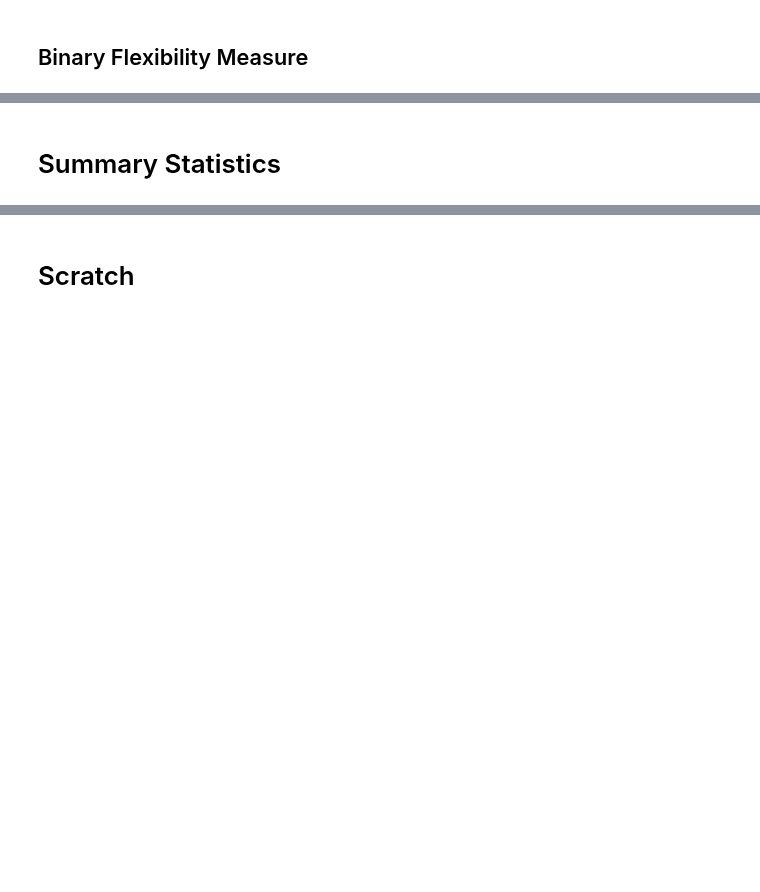
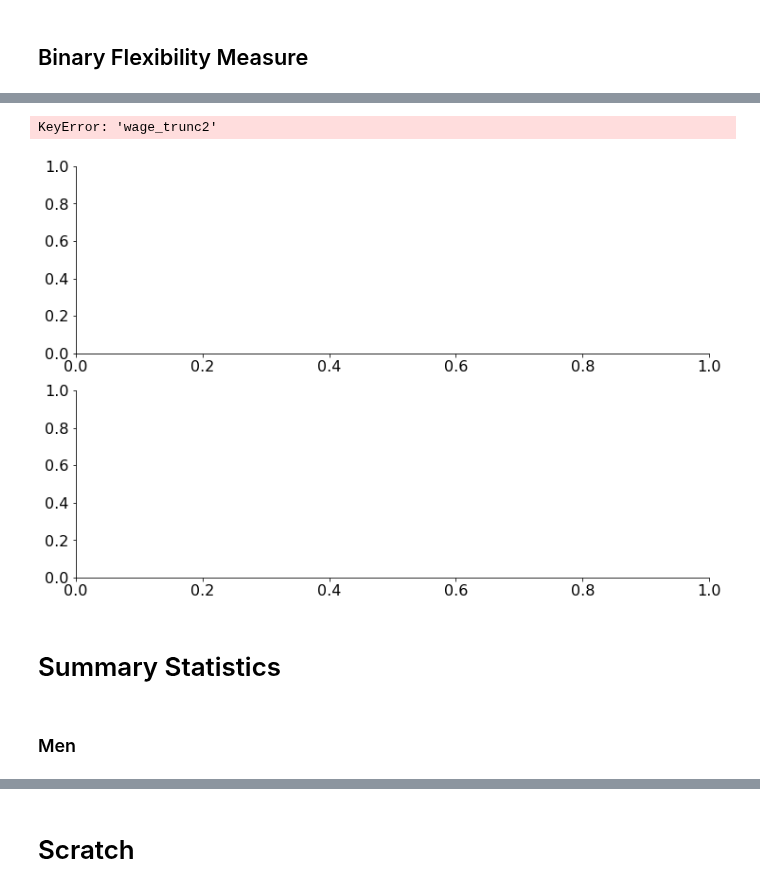
Before and after one commit to meganmccoy/flexibility-in-search-model, a Jupyter notebook: SimplifiedModel.ipynb, the cells around one changed output, grey strips where cells are left out. Cells and saved outputs as stored; diff of their text form; code cells hidden in the pictures; blank space fills up the shorter version.

```diff
--- a/SimplifiedModel.ipynb
+++ b/SimplifiedModel.ipynb
@@ -76,3 +76,6 @@ men = df[df['sex']=='male']
 len(men)
 # %% [output]
 1269
+# %%
+women = df[df['sex']=='female']
+len(women)
@@ -477,6 +827,30 @@ for k in range(2):
 plt.tight_layout()
 
 fig.savefig('./wagetrunc_men_2flex.png', bbox_inches='tight', transparent=True)
+# %%
+fig, ax = plt.subplots(2, 1, figsize=(12, 8))
+
+for k in range(2):
+    tmp = women[(women['flex']==k) & (women['employed']==1)] #(df['sex']=='male') &
+    sns.distplot(tmp['wage_trunc2'], color='#4B9CD3', hist_kws={'alpha' : .3}, bins=100, ax=ax[k])
+#     ax[k].legend(['Flexibility Level ' + str(k)])
+    ax[k].set_ylim([0,0.1])
+    ax[k].set_xlim([0,75])
+    if k == 1:
+        ax[k].set(xlabel = 'Truncated Hourly Wage for Women with Flexible Schedule')
+    elif k == 0:
+        ax[k].set(xlabel = 'Truncated Hourly Wage for Women without Flexible Schedule')
+    else:
+        print("Not binary k")
+
+# ax.set(xlabel="Distribution of Men's Hourly Wage (raw)")
+
+plt.tight_layout()
+
+fig.savefig('./wagetrunc_women_2flex.png', bbox_inches='tight', transparent=True)
+# %% [output]
+KeyError: 'wage_trunc2'
+[figure, added]
 # %% [markdown]
 # Summary Statistics
 # %%
@@ -502,2 +874,4 @@ print(men.groupby(['flex_sched_score']).agg(agg_dict_pos).to_latex()) # by gende
+# %% [markdown]
+### Men
 # %%
 print(men.groupby(['flex_sched_score']).agg(agg_dict_empl_3).to_latex(float_format="%.2f"))
```
Also changed, not shown: parts of 70 cells of this notebook.
